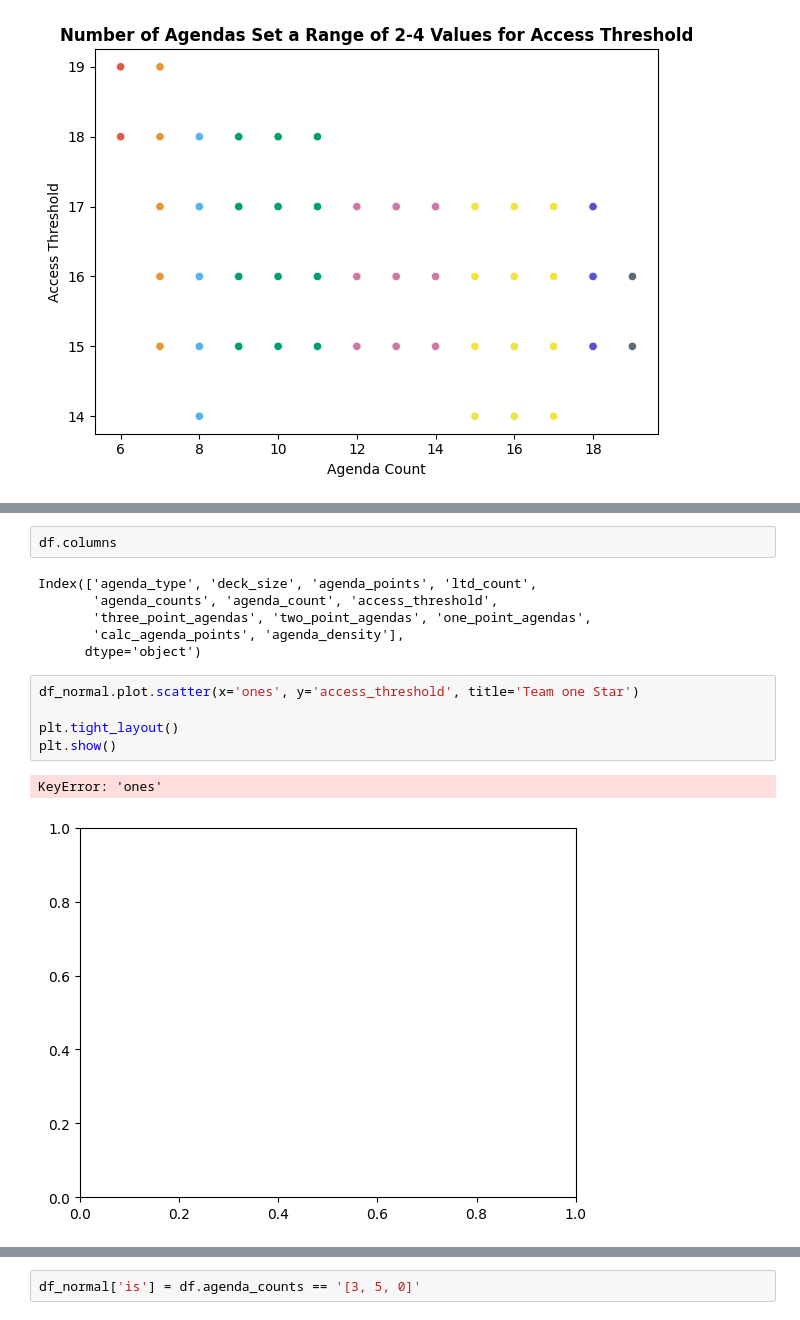
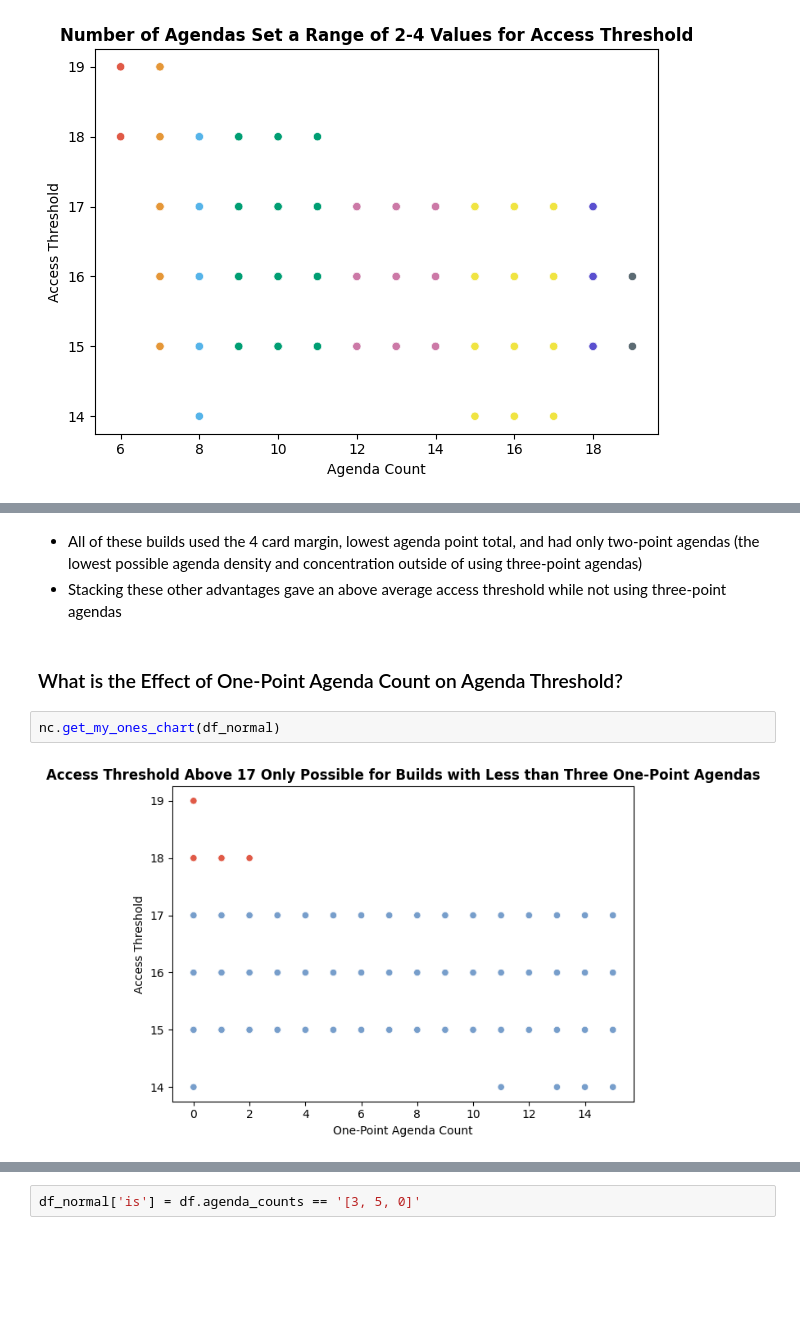
Before and after one commit to Johndsalas/Netrunner-Analysis, a Jupyter notebook: Netrunner_Agenda_Points_Analysis.ipynb, the cells around one changed output, grey strips where cells are left out. Drawn from its saved outputs; the diff is of its cells as text; blank space fills up the shorter version.

Commit message:
finished charts continuing writeup

```diff
--- a/Netrunner_Agenda_Points_Analysis.ipynb
+++ b/Netrunner_Agenda_Points_Analysis.ipynb
@@ -249,20 +194,13 @@ df_example
 | 186 | Normal | 44 | 18 | 0 | 9 | 0 | ... |
 | 501 | Normal | 49 | 20 | 0 | 10 | 0 | ... |
 | 858 | Normal | 54 | 22 | 0 | 11 | 0 | ... |
-# %%
-df.columns
-# %% [output]
-Index(['agenda_type', 'deck_size', 'agenda_points', 'ltd_count',
-       'agenda_counts', 'agenda_count', 'access_threshold',
-       'three_point_agendas', 'two_point_agendas', 'one_point_agendas',
-       'calc_agenda_points', 'agenda_density'],
-      dtype='object')
+# %% [markdown]
+* All of these builds used the 4 card margin, lowest agenda point total, and had only two-point agendas (the lowest possible agenda density and concentration outside of using three-point agendas)
+* Stacking these other advantages gave an above average access threshold while not using three-point agendas
+# %% [markdown]
+### What is the Effect of One-Point Agenda Count on Agenda Threshold?
 # %%
-df_normal.plot.scatter(x='ones', y='access_threshold', title='Team one Star')
-
-plt.tight_layout()
-plt.show()
+nc.get_my_ones_chart(df_normal)
 # %% [output]
-KeyError: 'ones'
-[figure, old version]
+[figure, new version]
 # %% [markdown]
```
Also changed, not shown: parts of 35 cells of this notebook.
